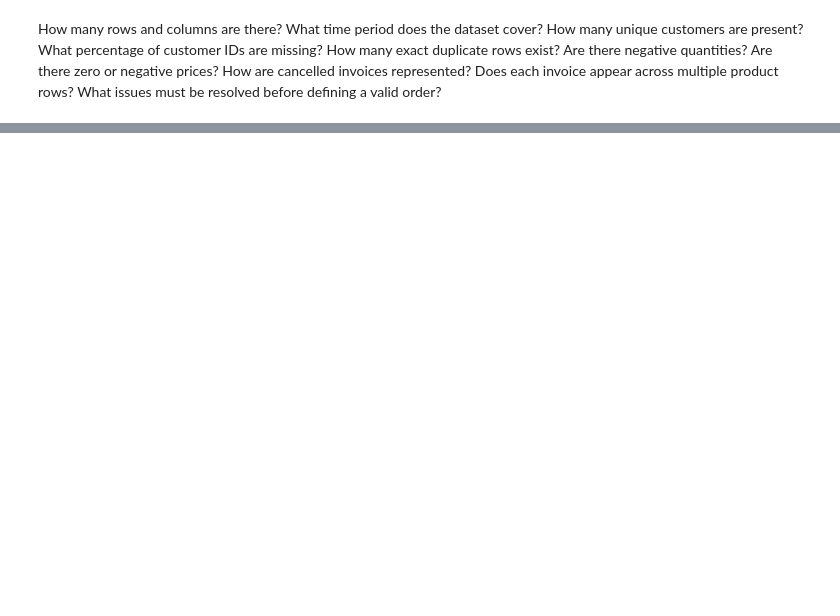
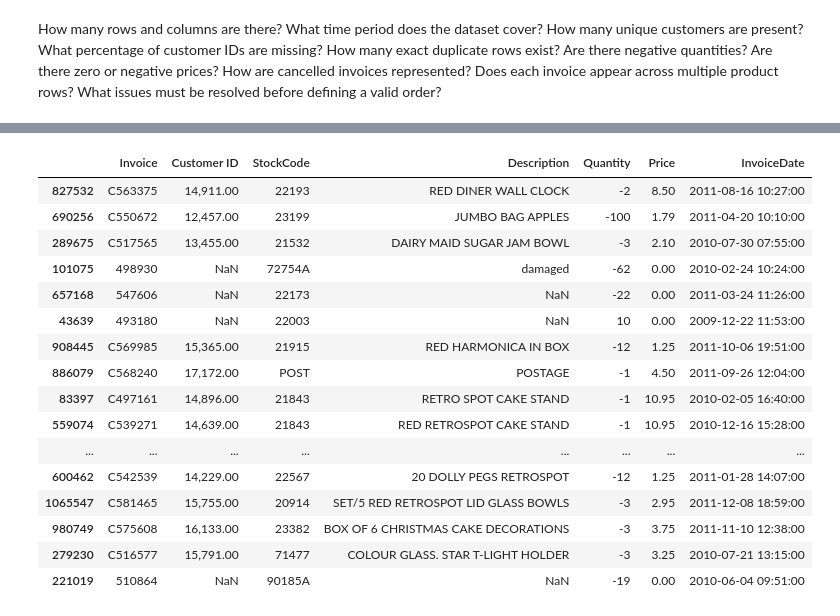
Before and after one commit to YiranLL/online-retail-retention, a Jupyter notebook: notebooks/01_data_quality.ipynb, the cells around one changed output, grey strips where cells are left out. Saved outputs shown, nothing was run; the diff lists cells and outputs as text; code cells hidden in the pictures; blank space fills up the shorter version.

```diff
--- a/notebooks/01_data_quality.ipynb
+++ b/notebooks/01_data_quality.ipynb
@@ -130,0 +257,30 @@ What issues must be resolved before defining a valid order?
+# %%
+raw.loc[
+    (raw["Quantity"] <= 0) | (raw[PRICE] <= 0),
+    [INVOICE, CUSTOMER, "StockCode", "Description",
+     "Quantity", PRICE, "InvoiceDate"]
+].sample(
+    n=min(
+        20,
+        ((raw["Quantity"] <= 0) | (raw[PRICE] <= 0)).sum()
+    ),
+    random_state=42
+)
+# %% [output]
+|  | Invoice | Customer ID | StockCode | Description | Quantity | Price | InvoiceDate |
+| 827532 | C563375 | 14,911.00 | 22193 | RED DINER WALL CLOCK | -2 | 8.50 | 2011-08-16 10:27:00 |
+| 690256 | C550672 | 12,457.00 | 23199 | JUMBO BAG APPLES | -100 | 1.79 | 2011-04-20 10:10:00 |
+| 289675 | C517565 | 13,455.00 | 21532 | DAIRY MAID SUGAR JAM BOWL | -3 | 2.10 | 2010-07-30 07:55:00 |
+| 101075 | 498930 | NaN | 72754A | damaged | -62 | 0.00 | 2010-02-24 10:24:00 |
+| 657168 | 547606 | NaN | 22173 | NaN | -22 | 0.00 | 2011-03-24 11:26:00 |
+| 43639 | 493180 | NaN | 22003 | NaN | 10 | 0.00 | 2009-12-22 11:53:00 |
+| 908445 | C569985 | 15,365.00 | 21915 | RED HARMONICA IN BOX | -12 | 1.25 | 2011-10-06 19:51:00 |
+| 886079 | C568240 | 17,172.00 | POST | POSTAGE | -1 | 4.50 | 2011-09-26 12:04:00 |
+| 83397 | C497161 | 14,896.00 | 21843 | RETRO SPOT CAKE STAND | -1 | 10.95 | 2010-02-05 16:40:00 |
+| 559074 | C539271 | 14,639.00 | 21843 | RED RETROSPOT CAKE STAND | -1 | 10.95 | 2010-12-16 15:28:00 |
+| ... | ... | ... | ... | ... | ... | ... | ... |
+| 600462 | C542539 | 14,229.00 | 22567 | 20 DOLLY PEGS RETROSPOT | -12 | 1.25 | 2011-01-28 14:07:00 |
+| 1065547 | C581465 | 15,755.00 | 20914 | SET/5 RED RETROSPOT LID GLASS BOWLS | -3 | 2.95 | 2011-12-08 18:59:00 |
+| 980749 | C575608 | 16,133.00 | 23382 | BOX OF 6 CHRISTMAS CAKE DECORATIONS | -3 | 3.75 | 2011-11-10 12:38:00 |
+| 279230 | C516577 | 15,791.00 | 71477 | COLOUR GLASS. STAR T-LIGHT HOLDER | -3 | 3.25 | 2010-07-21 13:15:00 |
+| 221019 | 510864 | NaN | 90185A | NaN | -19 | 0.00 | 2010-06-04 09:51:00 |
```
Also changed, not shown: parts of 25 cells of this notebook.
